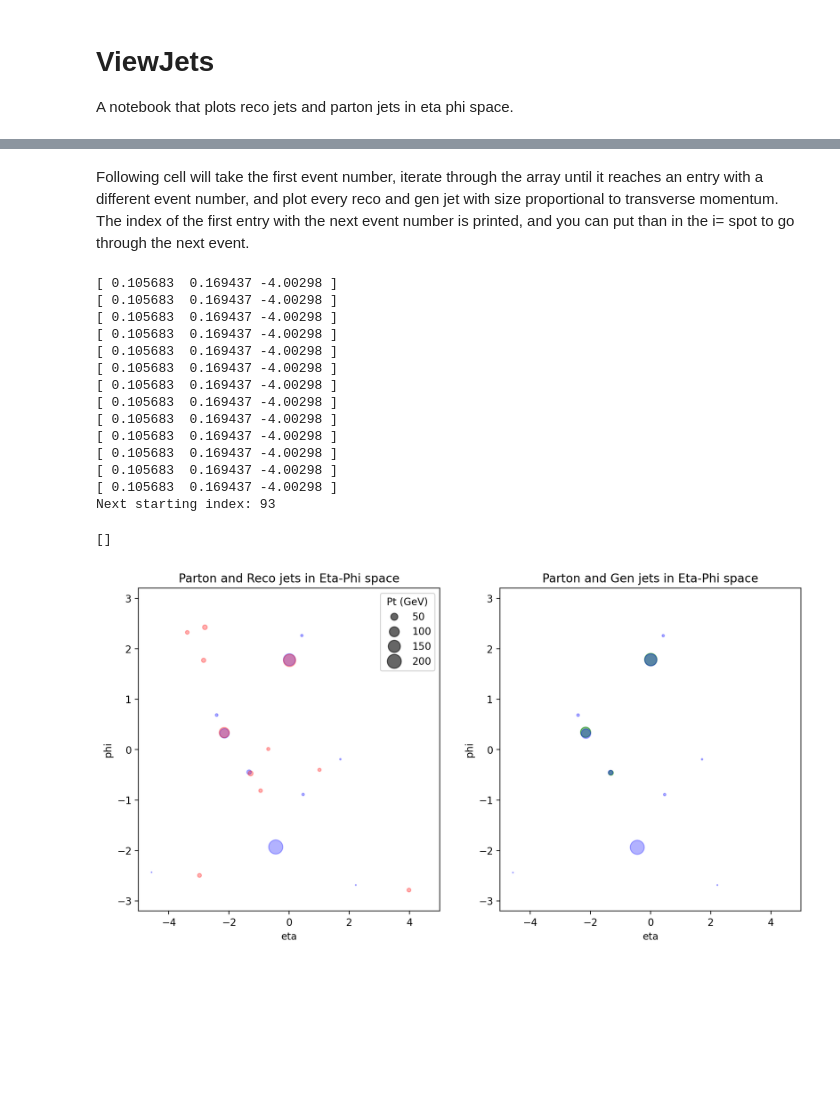
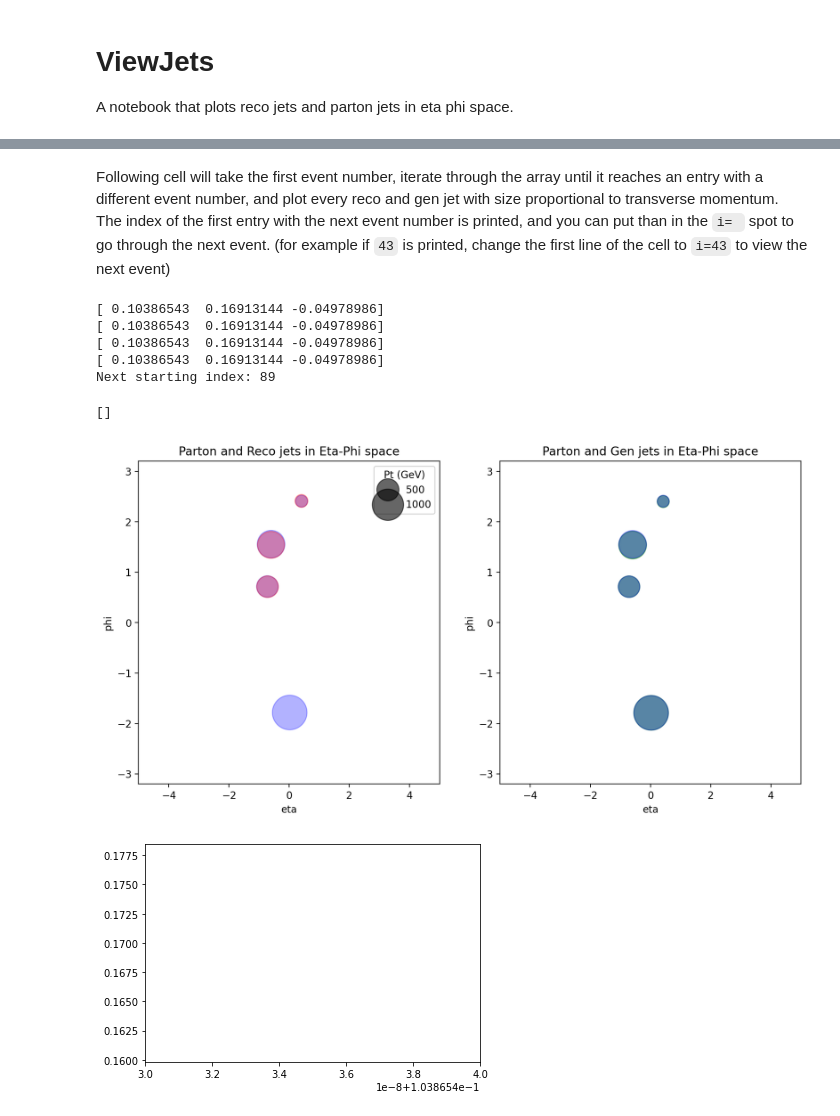
Before and after one commit to jblue1/falcon, a Jupyter notebook: notebooks/viewJets.ipynb, the cells around one changed output, grey strips where cells are left out. Cells and saved outputs as stored; diff of their text form; code cells hidden in the pictures; blank space fills up the shorter version.

Commit message:
save and print parton jet vertices

````diff
--- a/notebooks/viewJets.ipynb
+++ b/notebooks/viewJets.ipynb
@@ -14,7 +14,7 @@ print(data.shape)
 # %% [markdown]
-Following cell will take the first event number, iterate through the array until it reaches an entry with a different event number, and plot every reco and gen jet with size proportional to transverse momentum. The index of the first entry with the next event number is printed, and you can put than in the i= spot to go through the next event.
+Following cell will take the first event number, iterate through the array until it reaches an entry with a different event number, and plot every reco and gen jet with size proportional to transverse momentum. The index of the first entry with the next event number is printed, and you can put than in the ```i= ``` spot to go through the next event. (for example if ```43``` is printed, change the first line of the cell to ```i=43``` to view the next event)
 # %%
-i = 66
+i = 72
 eventNumber = data[i, 1]
 
 fig = plt.figure(figsize=[12,6], dpi=200)
@@ -32,49 +32,53 @@ ax2.set_ylim(-3.2, 3.2)
 ax2.set_xlim(-5, 5)
 
 partonEtas = []
 partonPhis = []
 partonPts = []
 recoEtas = []
 recoPhis = []
 recoPts = []
 
+Vx = []
+Vy = []
+Vz = []
+
 while(eventNumber == data[i, 1]):
     #if (data[i, 0] == 2 and data[i, 2] == 1):
-    if (data[i, 0] == 2):
+    if (data[i, 0] == 2 and data[i, 3] > 20):
         recoEtas.append(data[i, 4])
         recoPhis.append(data[i, 5])
         recoPts.append(data[i, 3])
-    if (data[i, 0] == 1):
+    if (data[i, 0] == 1 and data[i, 3] > 30):
         ax2.scatter(data[i, 4], data[i, 5], c='g', alpha=0.5, s=data[i, 3])
-    if (data[i, 0] == 0):
+    if (data[i, 0] == 0 and data[i, 3] > 20):
     #if (data[i, 0] == 0):
+        Vx.append(data[i, 6])
+        Vy.append(data[i, 7])
+        Vz.append(data[i, 8])
         print(data[i, 6:])
         partonEtas.append(data[i, 4])
         partonPhis.append(data[i, 5])
         partonPts.append(data[i, 3])
         ax2.scatter(data[i, 4], data[i, 5], c='b', s=data[i, 3], alpha=0.3)
     i += 1
 print("Next starting index: {}".format(i))
 scatter = ax1.scatter(partonEtas, partonPhis, s=partonPts, c='b', alpha=0.3, label="parton")
 ax1.scatter(recoEtas, recoPhis, s=recoPts, c='r', alpha=0.3, label="parton")
-handles, labels = scatter.legend_elements(prop="sizes", alpha=0.6, num=5)
+handles, labels = scatter.legend_elements(prop="sizes", alpha=0.6, num=3)
 legend2 = ax1.legend(handles, labels, loc="upper right", title="Pt (GeV)")
 #ax1.legend(loc="lower left")
 plt.plot()
 # %% [output]
-[ 0.105683  0.169437 -4.00298 ]
-[ 0.105683  0.169437 -4.00298 ]
-[ 0.105683  0.169437 -4.00298 ]
-[ 0.105683  0.169437 -4.00298 ]
-[ 0.105683  0.169437 -4.00298 ]
-[ 0.105683  0.169437 -4.00298 ]
-[ 0.105683  0.169437 -4.00298 ]
-[ 0.105683  0.169437 -4.00298 ]
-[ 0.105683  0.169437 -4.00298 ]
-[ 0.105683  0.169437 -4.00298 ]
-[ 0.105683  0.169437 -4.00298 ]
-[ 0.105683  0.169437 -4.00298 ]
-[ 0.105683  0.169437 -4.00298 ]
-Next starting index: 93
+[ 0.10386543  0.16913144 -0.04978986]
+[ 0.10386543  0.16913144 -0.04978986]
+[ 0.10386543  0.16913144 -0.04978986]
+[ 0.10386543  0.16913144 -0.04978986]
+Next starting index: 89
 []
-[figure, old version]
+[figure, new version]
+# %%
+plt.scatter(Vx, Vy)
+plt.xlim(0.10386543, 0.10386544)
+plt.show()
+# %% [output]
+[figure, added]
````
Also changed, not shown: parts of 1 cell of this notebook.
